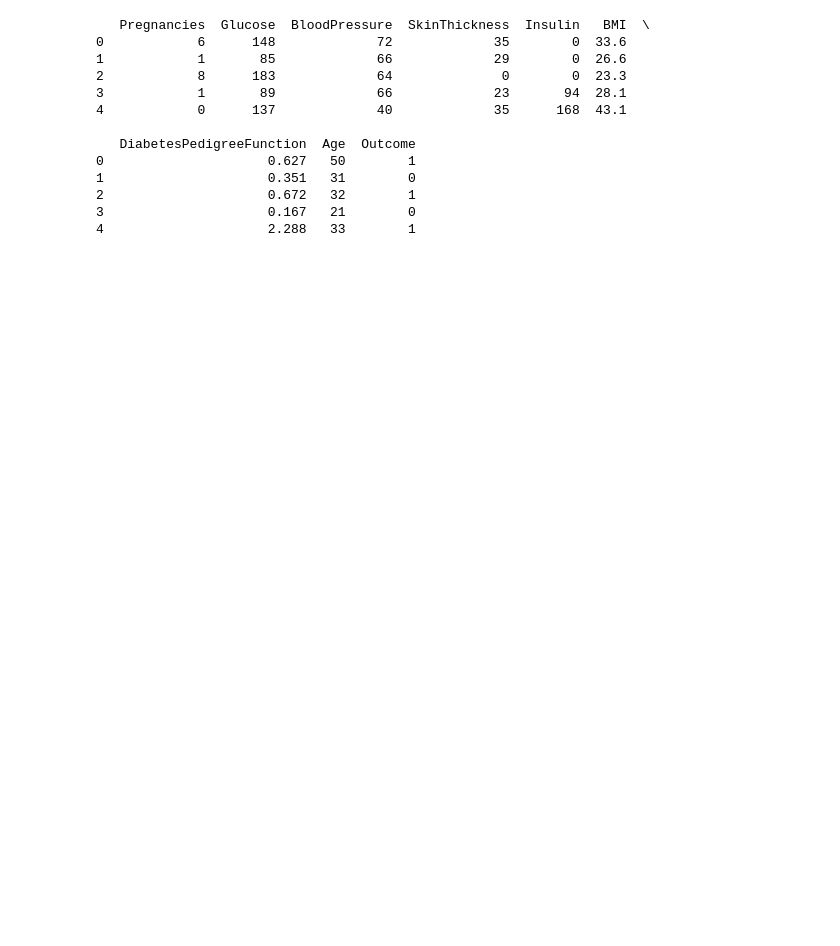
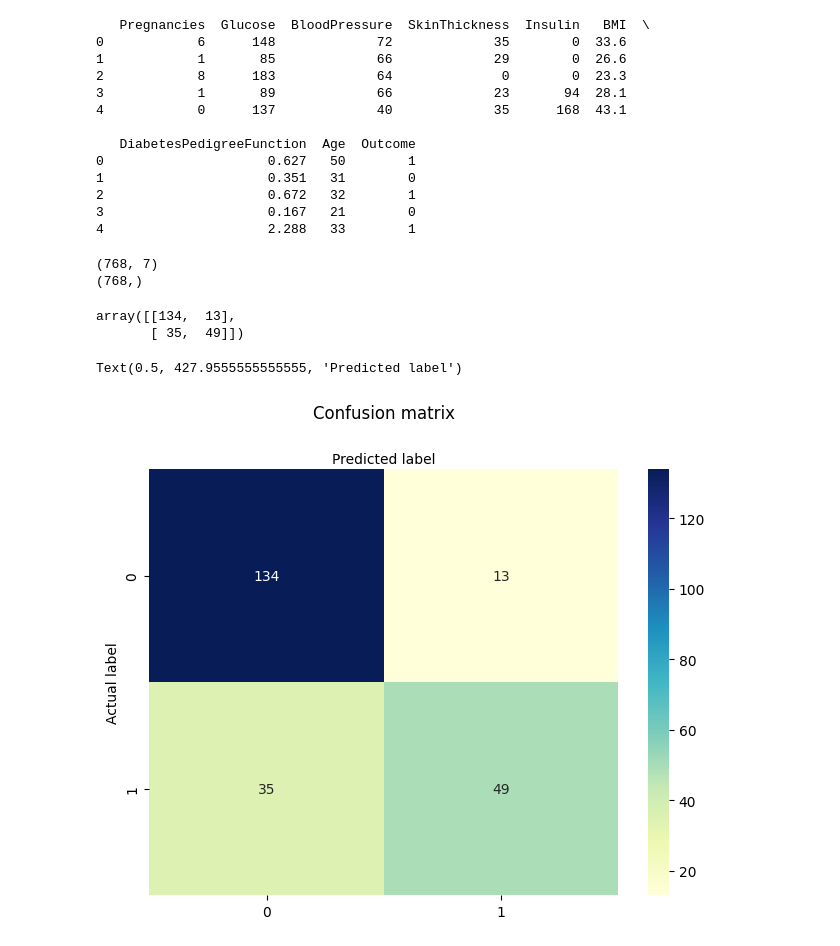
Before and after one commit to irfan030303/DIFG2130_kelas-A_25_2311533009_Irfan-Trianda, a Jupyter notebook: Praktikum2/LogisticRegression.ipynb, the cells around one changed output. Cells and saved outputs as stored; diff of their text form; code cells hidden in the pictures; blank space fills up the shorter version.

```diff
--- a/Praktikum2/LogisticRegression.ipynb
+++ b/Praktikum2/LogisticRegression.ipynb
@@ -18,3 +19,46 @@ print(df.head())
 2                     0.672   32        1
 3                     0.167   21        0
 4                     2.288   33        1
+# %%
+feature_cols = ['Pregnancies', 'Glucose', 'BloodPressure', 'Insulin', 'BMI', 'DiabetesPedigreeFunction', 'Age']
+X = df[feature_cols]
+Y = df.Outcome
+# %%
+print(X.shape)
+print(Y.shape)
+# %% [output]
+(768, 7)
+(768,)
+# %%
+from sklearn.model_selection import train_test_split
+X_train, X_test, Y_train, Y_test = train_test_split(X, Y, test_size=0.3, random_state=16)
+# %%
+from sklearn.linear_model import LogisticRegression
+logreg = LogisticRegression(random_state=16)
+logreg.fit(X_train, Y_train)
+y_pred = logreg.predict(X_test)
+# %%
+from sklearn import metrics
+cnf_matrix = metrics.confusion_matrix(Y_test, y_pred)
+cnf_matrix
+# %% [output]
+array([[134,  13],
+       [ 35,  49]])
+# %%
+import numpy as np
+import matplotlib.pyplot as plt
+import seaborn as sns
+class_names=[0,1]
+fiq,ax = plt.subplots()
+tick_marks = np.arange(len(class_names))
+plt.xticks(tick_marks, class_names)
+plt.yticks(tick_marks, class_names)
+sns.heatmap(pd.DataFrame(cnf_matrix), annot=True, cmap="YlGnBu" ,fmt='g')
+ax.xaxis.set_label_position("top")
+plt.tight_layout()
+plt.title('Confusion matrix', y=1.1)
+plt.ylabel('Actual label')
+plt.xlabel('Predicted label')
+# %% [output]
+Text(0.5, 427.9555555555555, 'Predicted label')
+[figure, added]
```
Also changed, not shown: parts of 2 cells of this notebook.
